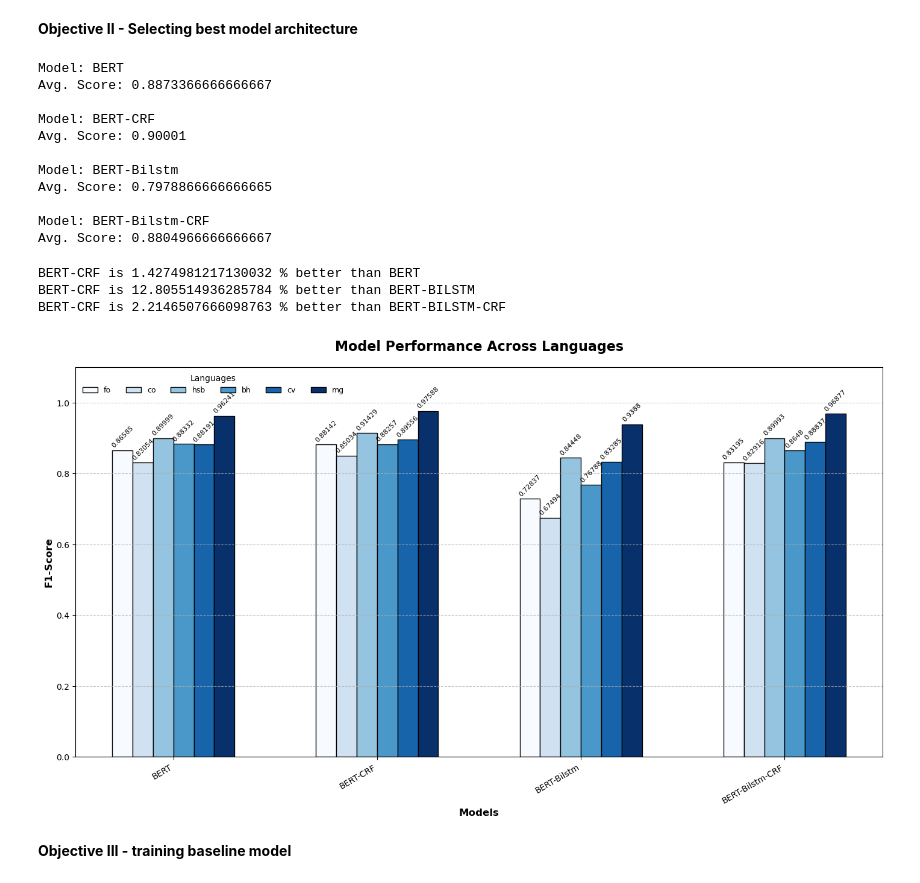
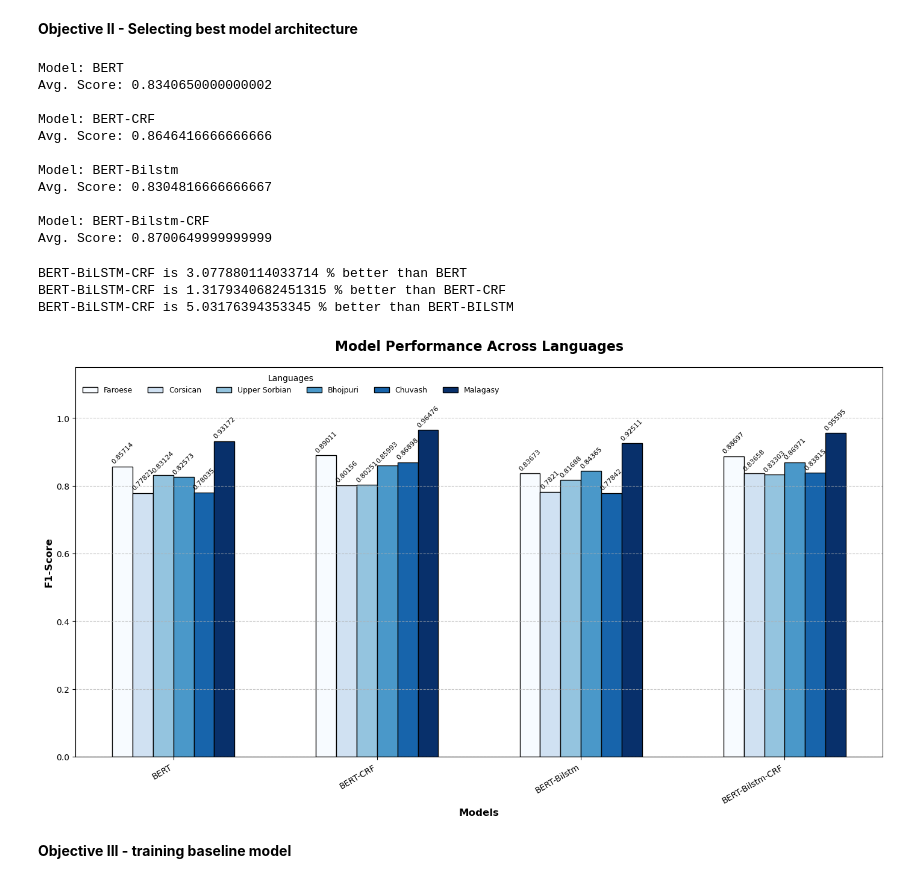
Before and after one commit to Lucas-Granucci/MULTI-NER, a Jupyter notebook: notebooks/results_analysis.ipynb, the cells around one changed output. Cells and saved outputs as stored; diff of their text form; code cells hidden in the pictures.

```diff
--- a/notebooks/results_analysis.ipynb
+++ b/notebooks/results_analysis.ipynb
@@ -15,33 +16,33 @@ language_scores = defaultdict(list)
 for model, results in data.items():
     total_model_score = 0
     for language, scores in results.items():
-        language_scores[language].append(round(scores["val_f1"], 5))
-        total_model_score += round(scores["val_f1"], 5)
+        language_scores[language].append(round(scores["test_f1"], 5))
+        total_model_score += round(scores["test_f1"], 5)
     print("Model: {}".format(model))
     print("Avg. Score: {}".format(total_model_score / 6))
     print()
     models.append(model)
 # %% [output]
 Model: BERT
-Avg. Score: 0.8873366666666667
+Avg. Score: 0.8340650000000002
 
 Model: BERT-CRF
-Avg. Score: 0.90001
+Avg. Score: 0.8646416666666666
 
 Model: BERT-Bilstm
-Avg. Score: 0.7978866666666665
+Avg. Score: 0.8304816666666667
 
 Model: BERT-Bilstm-CRF
-Avg. Score: 0.8804966666666667
+Avg. Score: 0.8700649999999999
 # %%
-# How much better is BERT-CRF?
-print(f"BERT-CRF is {(0.9 - 0.8873333333333333) / 0.8873333333333333 * 100} % better than BERT")
-print(f"BERT-CRF is {(0.9 - 0.7978333333333333) / 0.7978333333333333 * 100} % better than BERT-BILSTM")
-print(f"BERT-CRF is {(0.9 - 0.8805000000000001) / 0.8805000000000001 * 100} % better than BERT-BILSTM-CRF")
+# How much better is BERT-BiLSTM-CRF?
+print(f"BERT-BiLSTM-CRF is {(0.867165 - 0.8412716666666666) / 0.8412716666666666 * 100} % better than BERT")
+print(f"BERT-BiLSTM-CRF is {(0.867165 - 0.8558850000000001) / 0.8558850000000001 * 100} % better than BERT-CRF")
+print(f"BERT-BiLSTM-CRF is {(0.867165 - 0.8256216666666667) / 0.8256216666666667 * 100} % better than BERT-BILSTM")
 # %% [output]
-BERT-CRF is 1.4274981217130032 % better than BERT
-BERT-CRF is 12.805514936285784 % better than BERT-BILSTM
-BERT-CRF is 2.2146507666098763 % better than BERT-BILSTM-CRF
+BERT-BiLSTM-CRF is 3.077880114033714 % better than BERT
+BERT-BiLSTM-CRF is 1.3179340682451315 % better than BERT-CRF
+BERT-BiLSTM-CRF is 5.03176394353345 % better than BERT-BILSTM
 # %%
 x = np.arange(len(models))
 fig, ax = plt.subplots(layout="constrained", figsize=(14, 8))
@@ -51,38 +52,40 @@ multiplier = -2
 
 colors = plt.get_cmap("Blues", len(language_scores))
 
+legend_codes = {'mg': 'Malagasy', 'fo': 'Faroese', 'co': 'Corsican', 'hsb': 'Upper Sorbian', 'bh': 'Bhojpuri', 'cv': 'Chuvash'}
+
 for idx, (language, scores) in enumerate(language_scores.items()):
     offset = width * multiplier
     rects = ax.bar(
         x + offset,
         scores,
         width,
-        label=language,
+        label=legend_codes[language],
         color=colors(idx),
         edgecolor='black'
     )
     ax.bar_label(rects, padding=2, fontsize=8, rotation=45)
     multiplier += 1
 
 ax.set_ylabel("F1-Score", fontsize=12, weight="bold")
 ax.set_xlabel("Models", fontsize=12, weight="bold")
 ax.set_title("Model Performance Across Languages", fontsize=16, weight="bold", pad=20)
 ax.set_xticks(x + width / 2, labels=models, fontsize=10, rotation=30, ha="right")
-ax.set_ylim(0, 1.1)
+ax.set_ylim(0, 1.15)
 
 ax.grid(axis="y", linestyle="--", alpha=0.7)
 
 ax.legend(
     title="Languages",
     title_fontsize=10,
     fontsize=9,
     loc="upper left",
-    ncols = 6,
+    ncols=6,
     frameon=False
 )
 
 plt.show()
 # %% [output]
-[figure, old version]
+[figure, new version]
 # %% [markdown]
 **Objective III - training baseline model**
```
Also changed, not shown: parts of 20 cells of this notebook, 43 other files.
